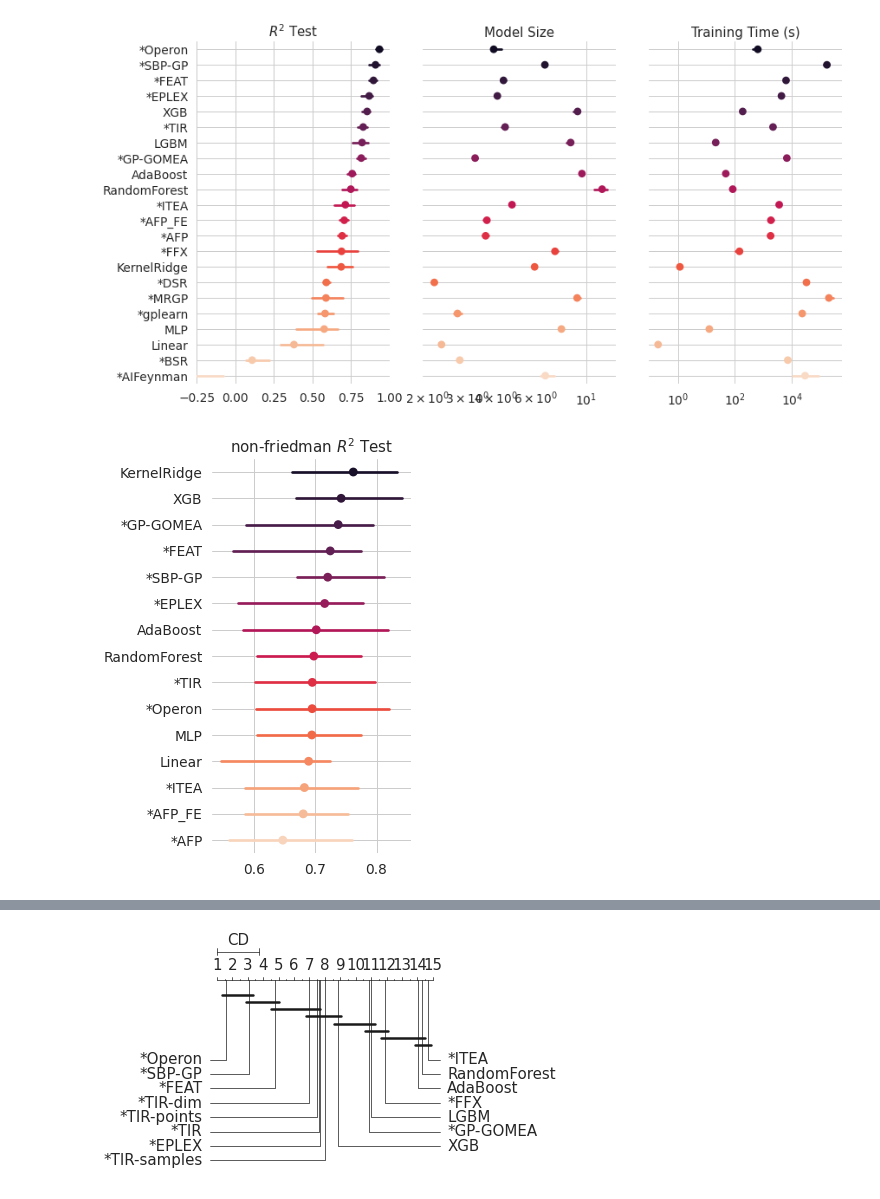
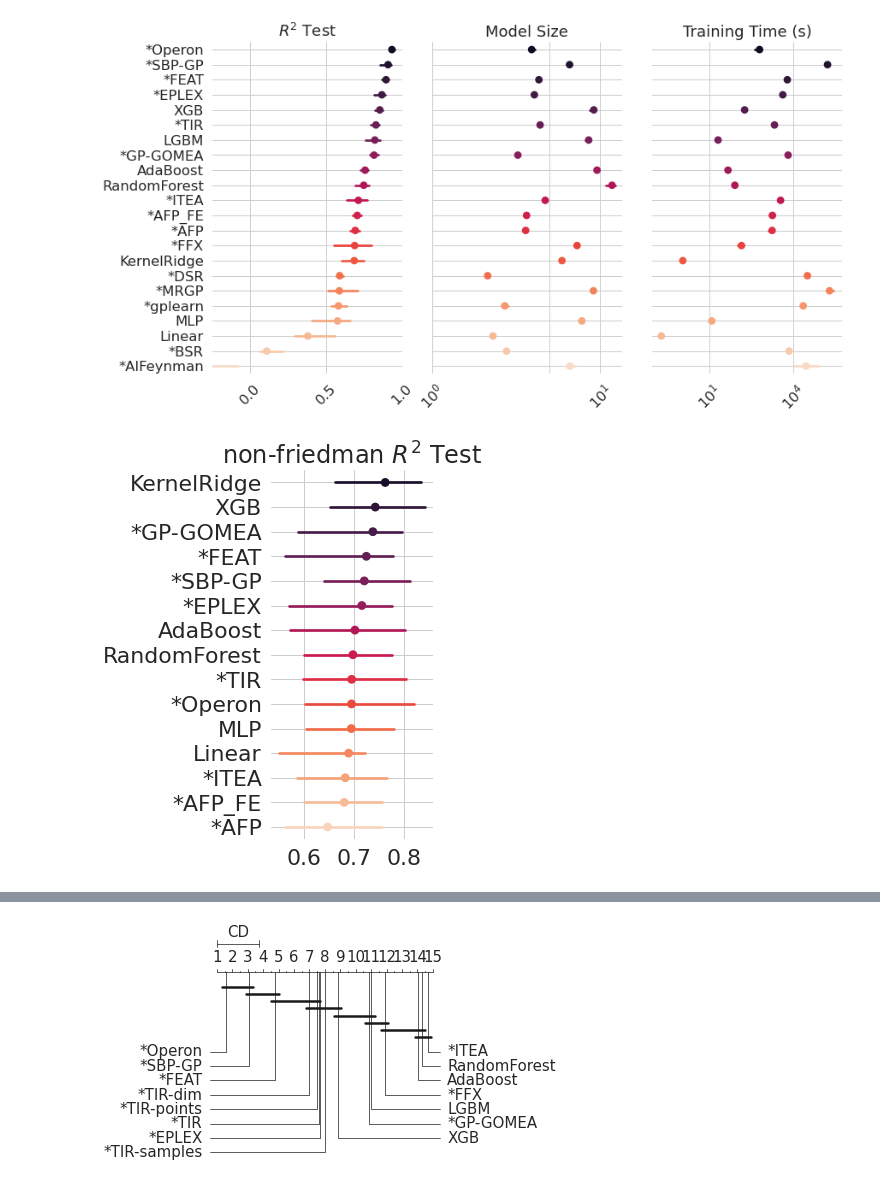
Before and after one commit to folivetti/tir, a Jupyter notebook: papers/TELO/results/Results-Extended.ipynb, the cells around one changed output, grey strips where cells are left out. Cells and saved outputs as stored; diff of their text form; code cells hidden in the pictures.

Commit message:
updated plots

```diff
--- a/papers/TELO/results/Results-Extended.ipynb
+++ b/papers/TELO/results/Results-Extended.ipynb
@@ -12,6 +12,7 @@ matplotlib.rcParams['pdf.fonttype'] = 42
 matplotlib.rcParams['ps.fonttype'] = 42
 #plt.rc('text', usetex=True)
 plt.rc('font', family='serif')
+plt.rcParams.update({'font.size': 20, 'pdf.fonttype' : 42, 'ps.fonttype' : 42})
 
 df_plot=pd.read_csv("blackbox_results.csv")
 df_plot['model_size'] = np.log(df_plot.model_size)
@@ -49,12 +50,14 @@ g.map(sns.pointplot,
       join=False,
       estimator=np.median,
       n_boot=1000,
-      ci=95
+      ci=95,
+      annot_kws={'rotation': 45}
      )
 
 # # Use semantically meaningful titles for the columns
 titles = [x.replace('_',' ').title().replace('(S)','(s)').replace('R2','$R^2$') for x in x_vars]
 g.axes.flat[0].set_ylabel('')
+
 for ax, title in zip(g.axes.flat, titles):
 
     # Set a different title for each axes
@@ -67,18 +70,25 @@ for ax, title in zip(g.axes.flat, titles):
     if title == '$R^2$ Test':
         ax.set_xlim([-.25,1])
 
+    if title == "Model Size":
+        ax.set_xticks([1, 5, 10])
     # Make the grid horizontal instead of vertical
     ax.yaxis.grid(True)
+    #ax.set_xticklabels(ax.get_xticklabels(), rotation=45, ha='right')
+    ax.tick_params(axis='x', labelrotation = 45)
 
 sns.despine(left=True, bottom=True)
+sns.set(font_scale=2)
+
 
 #save(name='_'.join(['pairgrid-pointplot']+x_vars))
 plt.savefig("figs/main_results.pdf", bbox_inches='tight')
 # %% [output]
-[figure, old version]
+[figure, new version]
 # %%
 # Make the PairGrid
 sns.set_style("whitegrid")
+plt.rcParams.update({'font.size': 24, 'pdf.fonttype' : 42, 'ps.fonttype' : 42})
 
 # different options
 x_vars=[
@@ -107,34 +117,35 @@ g.map(sns.pointplot,
       linewidth=1,
       markeredgecolor='w',
       join=False,
       estimator=np.median,
       n_boot=1000,
       ci=95
      )
 # # Use semantically meaningful titles for the columns
 titles = [x.replace('_',' ').title().replace('(S)','(s)').replace('R2','non-friedman $R^2$') for x in x_vars]
 g.axes.flat[0].set_ylabel('')
 for ax, title in zip(g.axes.flat, titles):
 
     # Set a different title for each axes
     ax.set(title=title)
     ax.set_xlabel('')
 
     if any([n in title.lower() for n in ['size','time']]):
         ax.set_xscale('log')
 
     if title == '$R^2$ Test':
         ax.set_xlim([-.25,1])
 
     # Make the grid horizontal instead of vertical
     ax.yaxis.grid(True)
 
 sns.despine(left=True, bottom=True)
+sns.set(font_scale=1)
 
 #save(name='_'.join(['pairgrid-pointplot']+x_vars))
 plt.savefig("figs/nonfri_results.pdf", bbox_inches='tight')
 # %% [output]
-[figure, old version]
+[figure, new version]
 # %%
 # Make the PairGrid
 sns.set_style("whitegrid")
```
Also changed, not shown: parts of 9 cells of this notebook, 36 other files.
